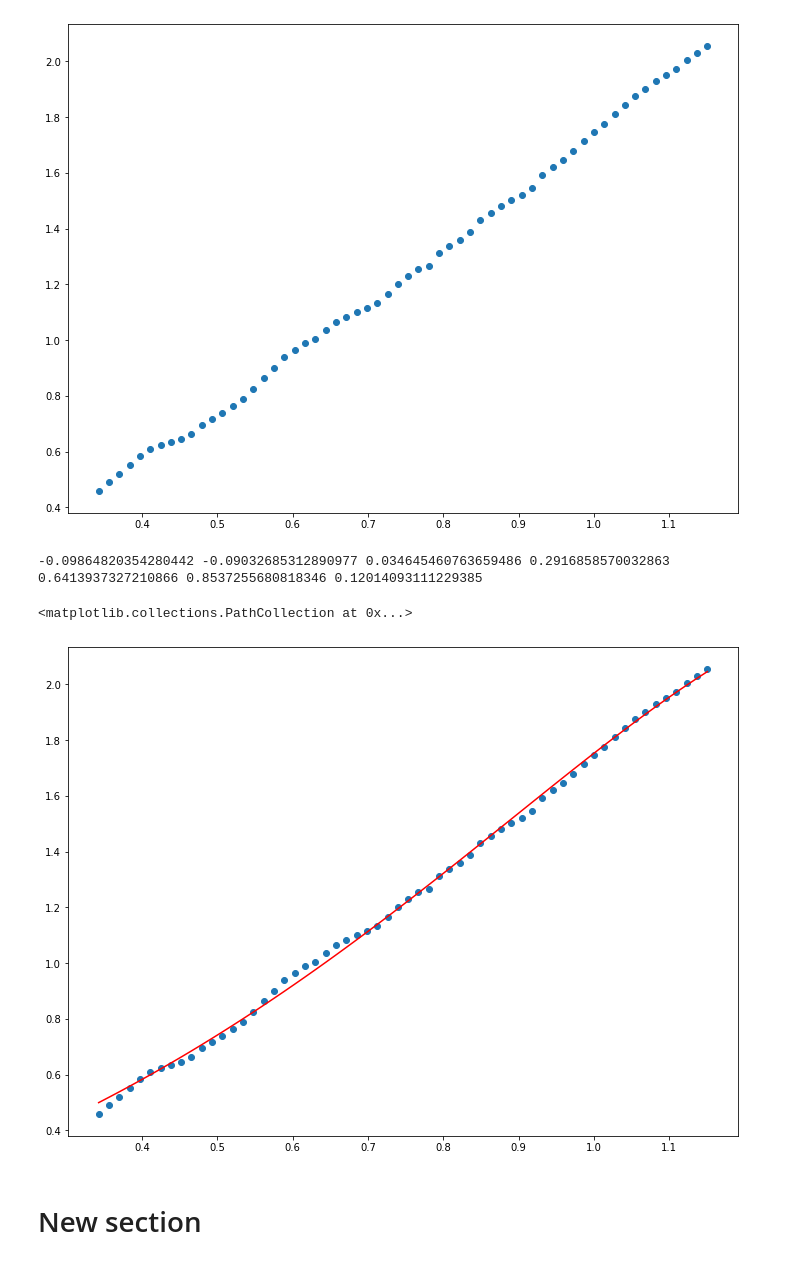
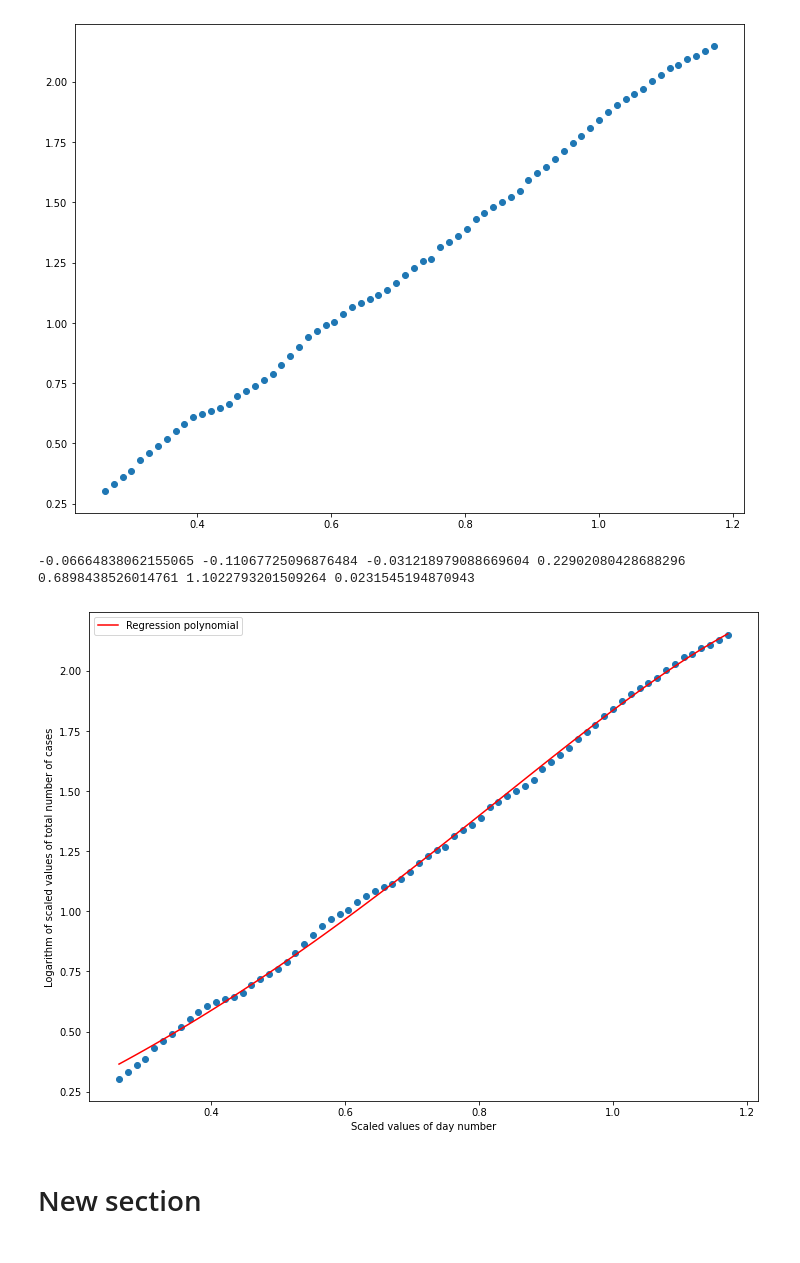
Before and after one commit to HarshvAh/Regression, a Jupyter notebook: regression.ipynb, the cells around one changed output. Saved outputs shown, nothing was run; the diff lists cells and outputs as text; code cells hidden in the pictures.

```diff
--- a/regression.ipynb
+++ b/regression.ipynb
@@ -9,10 +9,10 @@ plt.rcParams['figure.figsize'] = (12.0, 9.0)
 #data=pd.read_csv("MA_covid_data.csv")
 data=pd.read_csv("AL_covid_data.csv")
 extension=15
-startIndex=25
-endIndex=85
-extendStartIndex=25-extension
-extendEndIndex=85+extension
+startIndex=20
+endIndex=90
+extendStartIndex=startIndex-extension
+extendEndIndex=endIndex+extension
 x_scalefactor=(0.2*startIndex+0.8*endIndex)
 y_scalefactor=10000
 x_start=data.iloc[extendStartIndex:startIndex,0]
@@ -31,7 +31,7 @@ Y=np.log(np.divide(y,y_scalefactor))
 plt.scatter(X,Y)
 plt.show()
 # %% [output]
-[figure, old version]
+[figure, new version]
 # %%
 #y=g*x^6+f*x^5+e*x^4 + a*x^3 + b*x^2 + c*x + d
 g=0
@@ -43,7 +43,7 @@ c=0
 d=0
 m=len(X)
 alpha=0.08
-for i in range(15000) :
+for i in range(15000) : # Polynomial regression algorithm
   #algeb_diff=sum(f*X*X*X*X*X+e*X*X*X*X+a*X*X*X+b*X*X+c*X+d-Y)
   D_g = sum(X*X*X*X*X*X*(g*X*X*X*X*X*X+f*X*X*X*X*X+e*X*X*X*X+a*X*X*X+b*X*X+c*X+d-Y))/m
   D_f = sum(X*X*X*X*X*(g*X*X*X*X*X*X+f*X*X*X*X*X+e*X*X*X*X+a*X*X*X+b*X*X+c*X+d-Y))/m
@@ -59,6 +59,7 @@ for i in range(15000) :
   tmp_b = b-alpha*D_b
   tmp_c = c-alpha*D_c
   tmp_d = d-alpha*D_d
+  # This approach would have kept error for each coefficient under check, but practically it was taking up a lot of time
   #if abs(tmp_e-e)<errthr and abs(tmp_a-a)<errthr and abs(tmp_b-b)<errthr and abs(tmp_c-c)<errthr and abs(tmp_d-d)<errthr :
    # break
   g=tmp_g
@@ -71,15 +72,18 @@ for i in range(15000) :
 
 print(f'{g} {f} {e} {a} {b} {c} {d}')
 # %% [output]
--0.09864820354280442 -0.09032685312890977 0.034645460763659486 0.2916858570032863 0.6413937327210866 0.8537255680818346 0.12014093111229385
+-0.06664838062155065 -0.11067725096876484 -0.031218979088669604 0.22902080428688296 0.6898438526014761 1.1022793201509264 0.0231545194870943
 # %%
-estimates=g*X*X*X*X*X*X+f*X*X*X*X*X+e*X*X*X*X+a*X*X*X+b*X*X+c*X+d
+estimates=g*X*X*X*X*X*X+f*X*X*X*X*X+e*X*X*X*X+a*X*X*X+b*X*X+c*X+d # generates data over the regression range for plotting the polynomial
 plt.rcParams['figure.figsize'] = (12.0, 9.0)
-plt.plot(X,estimates,color='red')
+plt.plot(X,estimates,color='red',label='Regression polynomial')
 plt.scatter(X,Y)
+plt.xlabel("Scaled values of day number")
+plt.ylabel("Logarithm of scaled values of total number of cases")
+plt.legend()
+plt.show()
 # %% [output]
-<matplotlib.collections.PathCollection at 0x...>
-[figure, old version]
+[figure, new version]
 # %% [markdown]
 # New section
 # %%
```
Also changed, not shown: parts of 1 cell of this notebook.
